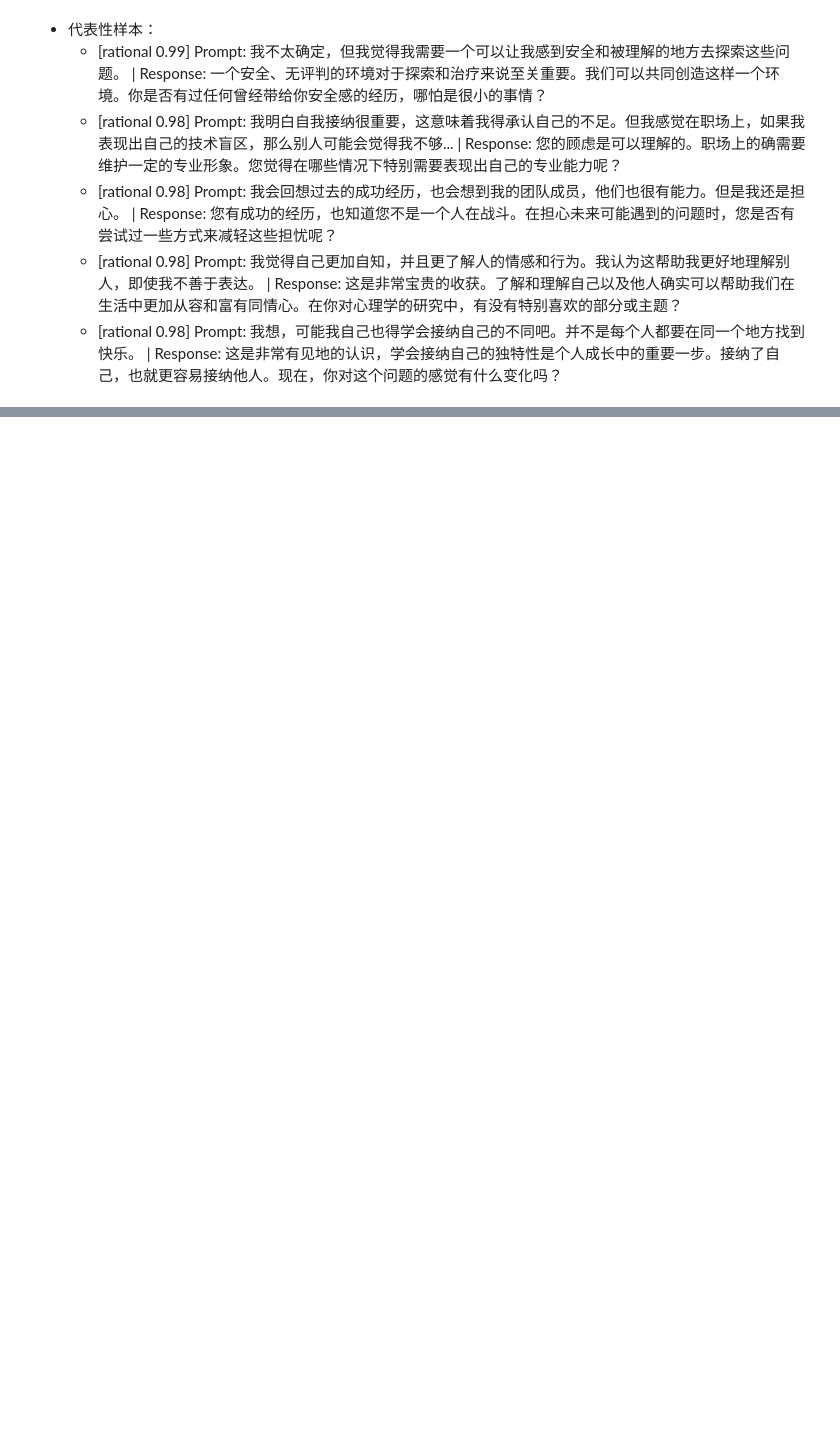
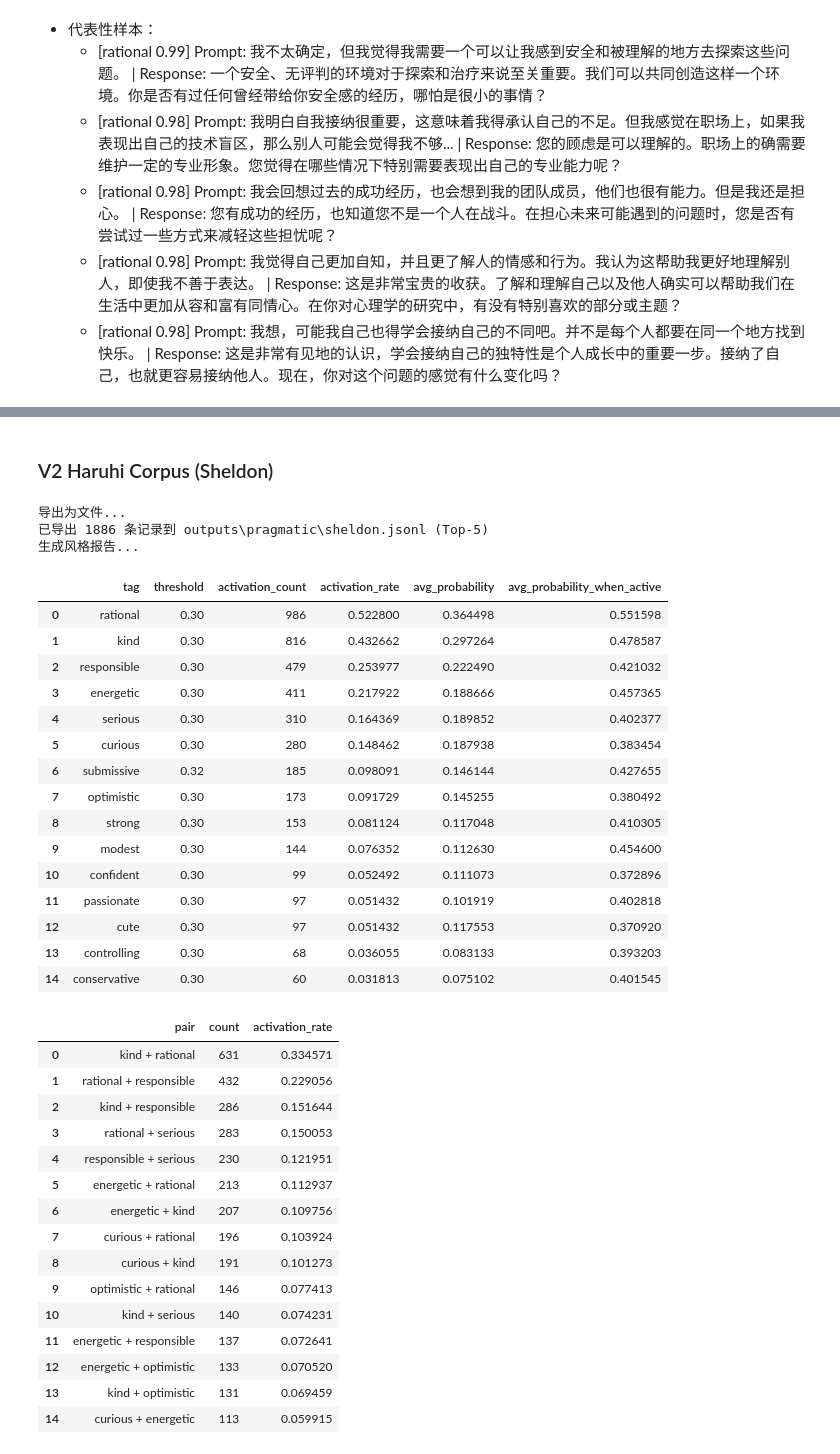
Before and after one commit to Moemu/OtakuLab, a Jupyter notebook: notebooks/13_feature_prag_vectors.ipynb, the cells around one changed output, grey strips where cells are left out. Drawn from its saved outputs; the diff is of its cells as text; code cells hidden in the pictures; blank space fills up the shorter version.

```diff
--- a/notebooks/13_feature_prag_vectors.ipynb
+++ b/notebooks/13_feature_prag_vectors.ipynb
@@ -2955,0 +3051,68 @@ display(
+# %% [markdown]
+### V2 Haruhi Corpus (Sheldon)
+# %%
+sheldon_entries: list[StyleEntry] = [
+    {
+        "prompt": record.get("user_question", ""),
+        "response": record.get("agent_response", ""),
+    }
+    for record in v2_haruhi_records
+    if record.get("agent_role") == "Sheldon" and record.get("agent_response")
+]
+
+sheldon_outputs = []
+for entry in tqdm(sheldon_entries, desc="Sheldon 推理中"):
+    prompt = entry["prompt"]
+    response = entry["response"]
+    sheldon_outputs.append(infer_styles_with_threshold(prompt, response, thresholds=ADJUSTED_THRESHOLDS))
+
+print("导出为文件...")
+export_topk_style_predictions(
+    sheldon_outputs,
+    sheldon_entries,
+    output_path="./outputs/style/semantic/prag_vectors/sheldon.jsonl",
+)
+
+print("生成风格报告...")
+sheldon_stats = compute_style_statistics(sheldon_outputs, sheldon_entries, top_k=V2_TOP_K, thresholds=ADJUSTED_THRESHOLDS)
+
+display(sheldon_stats["style_df"].head(15))
+if not sheldon_stats["pair_df"].empty:
+    display(sheldon_stats["pair_df"])
+display(render_style_report(sheldon_stats, title=f"V2（Sheldon）风格报告（Top-{V2_TOP_K}）"))
+# %% [output]
+导出为文件...
+已导出 1886 条记录到 outputs\pragmatic\sheldon.jsonl (Top-5)
+生成风格报告...
+|  | tag | threshold | activation_count | activation_rate | avg_probability | avg_probability_when_active |
+| 0 | rational | 0.30 | 986 | 0.522800 | 0.364498 | 0.551598 |
+| 1 | kind | 0.30 | 816 | 0.432662 | 0.297264 | 0.478587 |
+| 2 | responsible | 0.30 | 479 | 0.253977 | 0.222490 | 0.421032 |
+| 3 | energetic | 0.30 | 411 | 0.217922 | 0.188666 | 0.457365 |
+| 4 | serious | 0.30 | 310 | 0.164369 | 0.189852 | 0.402377 |
+| 5 | curious | 0.30 | 280 | 0.148462 | 0.187938 | 0.383454 |
+| 6 | submissive | 0.32 | 185 | 0.098091 | 0.146144 | 0.427655 |
+| 7 | optimistic | 0.30 | 173 | 0.091729 | 0.145255 | 0.380492 |
+| 8 | strong | 0.30 | 153 | 0.081124 | 0.117048 | 0.410305 |
+| 9 | modest | 0.30 | 144 | 0.076352 | 0.112630 | 0.454600 |
+| 10 | confident | 0.30 | 99 | 0.052492 | 0.111073 | 0.372896 |
+| 11 | passionate | 0.30 | 97 | 0.051432 | 0.101919 | 0.402818 |
+| 12 | cute | 0.30 | 97 | 0.051432 | 0.117553 | 0.370920 |
+| 13 | controlling | 0.30 | 68 | 0.036055 | 0.083133 | 0.393203 |
+| 14 | conservative | 0.30 | 60 | 0.031813 | 0.075102 | 0.401545 |
+|  | pair | count | activation_rate |
+| 0 | kind + rational | 631 | 0.334571 |
+| 1 | rational + responsible | 432 | 0.229056 |
+| 2 | kind + responsible | 286 | 0.151644 |
+| 3 | rational + serious | 283 | 0.150053 |
+| 4 | responsible + serious | 230 | 0.121951 |
+| 5 | energetic + rational | 213 | 0.112937 |
+| 6 | energetic + kind | 207 | 0.109756 |
+| 7 | curious + rational | 196 | 0.103924 |
+| 8 | curious + kind | 191 | 0.101273 |
+| 9 | optimistic + rational | 146 | 0.077413 |
+| 10 | kind + serious | 140 | 0.074231 |
+| 11 | energetic + responsible | 137 | 0.072641 |
+| 12 | energetic + optimistic | 133 | 0.070520 |
+| 13 | kind + optimistic | 131 | 0.069459 |
+| 14 | curious + energetic | 113 | 0.059915 |
```
Also changed, not shown: parts of 18 cells of this notebook, 5 other files.
